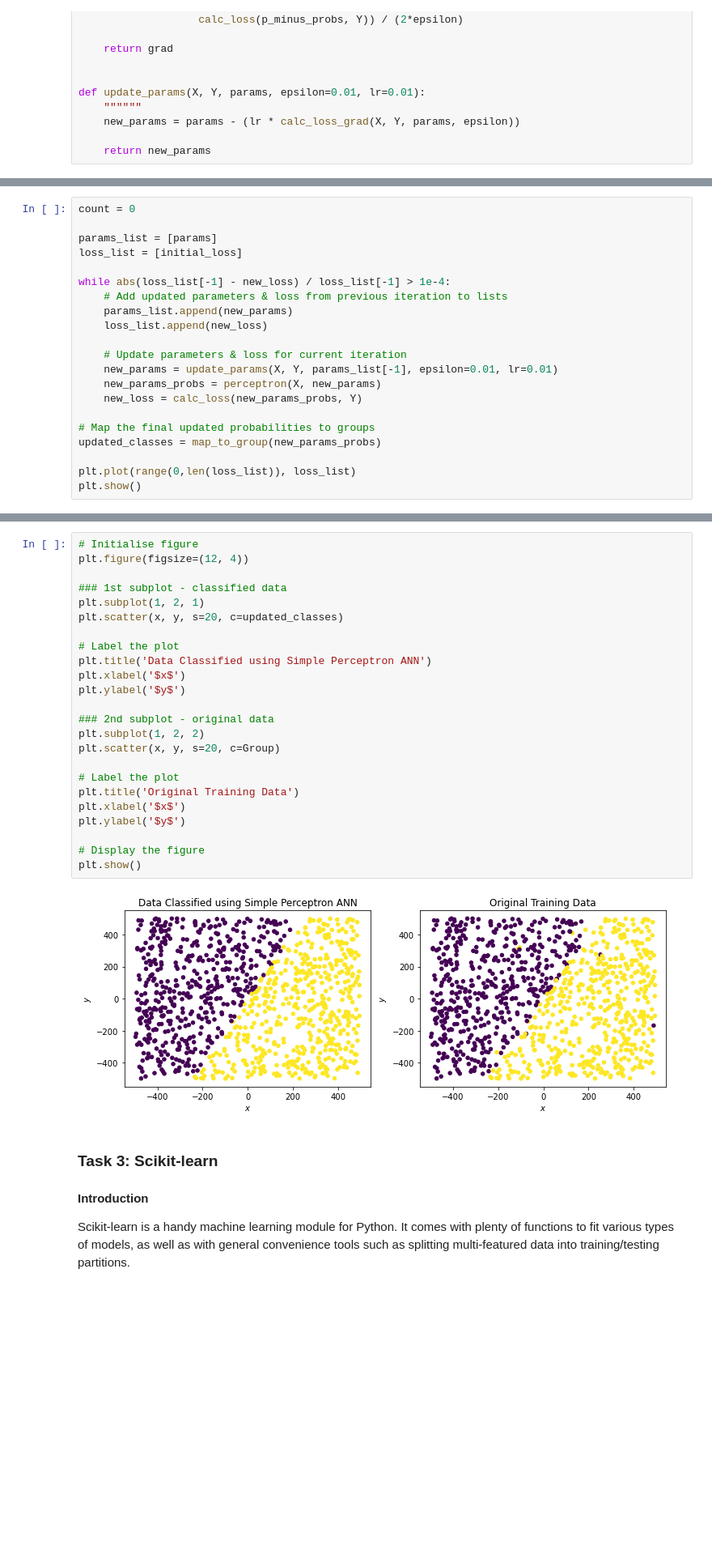
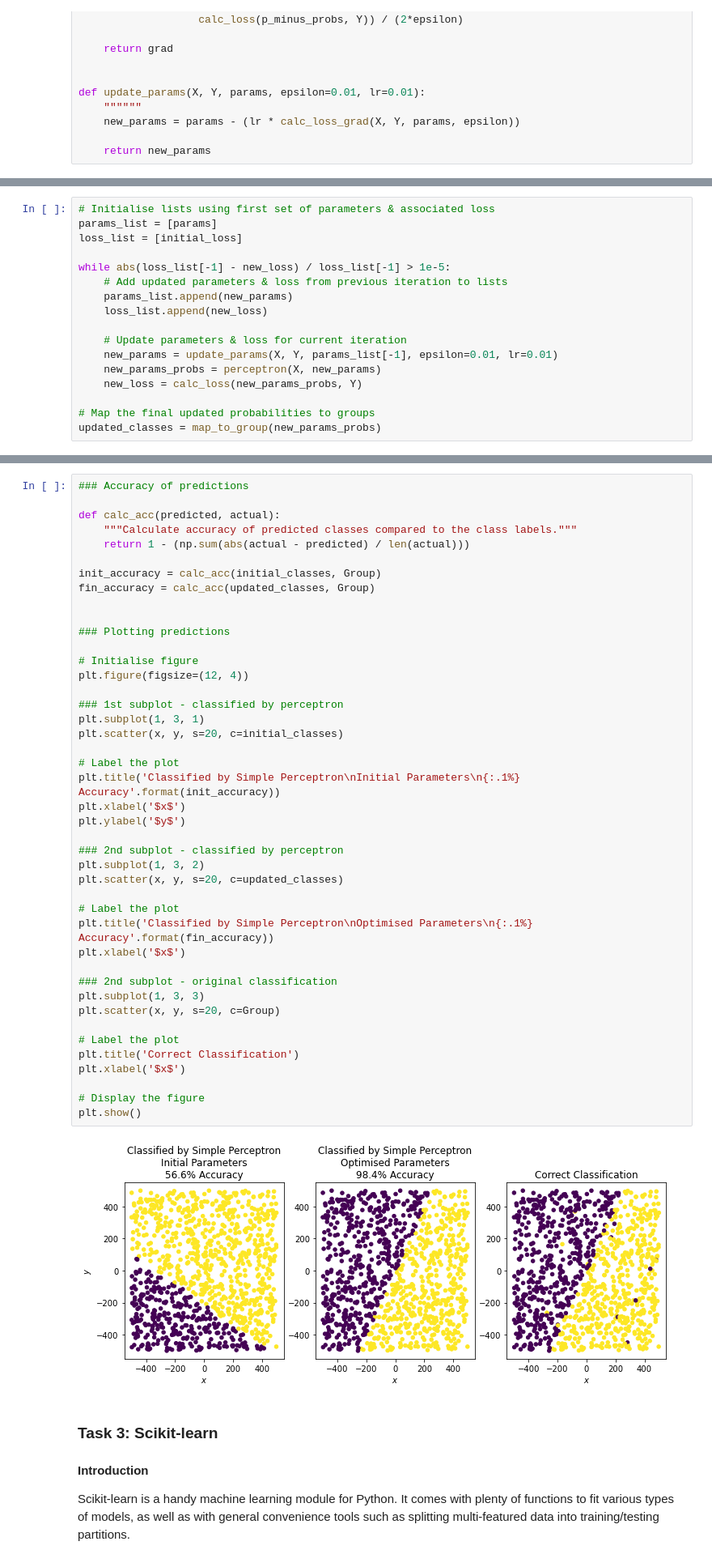
Before and after one commit to yrsci/Level8AI-CE4031-Etivity2, a Jupyter notebook: Etivity2_NeuralNetworks_21208298.ipynb, the cells around one changed output, grey strips where cells are left out. Shown: that part at 81% size. Saved outputs shown, nothing was run; the diff lists cells and outputs as text; blank space fills up the shorter version.

Commit message:
Task 3 now added (~97% accuracy)

```diff
--- a/Etivity2_NeuralNetworks_21208298.ipynb
+++ b/Etivity2_NeuralNetworks_21208298.ipynb
@@ -303,11 +303,10 @@ Updated loss:  204.38707749489768
 => model has IMPROVED!
 # %%
-count = 0
-
+# Initialise lists using first set of parameters & associated loss
 params_list = [params]
 loss_list = [initial_loss]
 
-while abs(loss_list[-1] - new_loss) / loss_list[-1] > 1e-4:
+while abs(loss_list[-1] - new_loss) / loss_list[-1] > 1e-5:
     # Add updated parameters & loss from previous iteration to lists
     params_list.append(new_params)
     loss_list.append(new_loss)
@@ -319,6 +318,3 @@ while abs(loss_list[-1] - new_loss) / loss_list[-1] > 1e-4:
 
 # Map the final updated probabilities to groups
 updated_classes = map_to_group(new_params_probs)
-
-plt.plot(range(0,len(loss_list)), loss_list)
-plt.show()
@@ -336,29 +335,48 @@ Perceptron accuracy: 98.8%
 # %%
+### Accuracy of predictions
+
+def calc_acc(predicted, actual):
+    """Calculate accuracy of predicted classes compared to the class labels."""
+    return 1 - (np.sum(abs(actual - predicted) / len(actual)))
+
+init_accuracy = calc_acc(initial_classes, Group)
+fin_accuracy = calc_acc(updated_classes, Group)
+
+
+### Plotting predictions
+
 # Initialise figure
 plt.figure(figsize=(12, 4))
 
-### 1st subplot - classified data
-plt.subplot(1, 2, 1)
+### 1st subplot - classified by perceptron
+plt.subplot(1, 3, 1)
+plt.scatter(x, y, s=20, c=initial_classes)
+
+# Label the plot
+plt.title('Classified by Simple Perceptron\nInitial Parameters\n{:.1%} Accuracy'.format(init_accuracy))
+plt.xlabel('$x$')
+plt.ylabel('$y$')
+
+### 2nd subplot - classified by perceptron
+plt.subplot(1, 3, 2)
 plt.scatter(x, y, s=20, c=updated_classes)
 
 # Label the plot
-plt.title('Data Classified using Simple Perceptron ANN')
+plt.title('Classified by Simple Perceptron\nOptimised Parameters\n{:.1%} Accuracy'.format(fin_accuracy))
 plt.xlabel('$x$')
-plt.ylabel('$y$')
 
-### 2nd subplot - original data
-plt.subplot(1, 2, 2)
+### 2nd subplot - original classification
+plt.subplot(1, 3, 3)
 plt.scatter(x, y, s=20, c=Group)
 
 # Label the plot
-plt.title('Original Training Data')
+plt.title('Correct Classification')
 plt.xlabel('$x$')
-plt.ylabel('$y$')
 
 # Display the figure
 plt.show()
 # %% [output]
-[figure, old version]
+[figure, new version]
 # %% [markdown]
 ### Task 3: Scikit-learn
 
```
Also changed, not shown: parts of 9 cells of this notebook.
